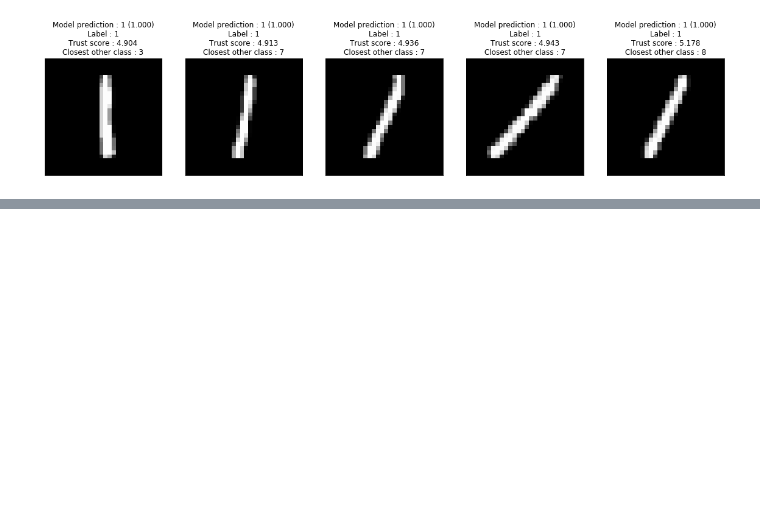
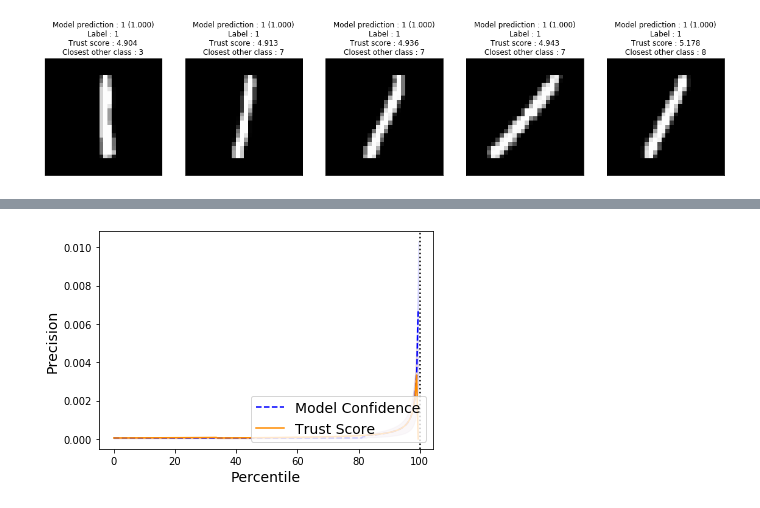
Before and after one commit to AFAgarap/dnn-trust, a Jupyter notebook: notebooks/mnist-dnn.ipynb, the cells around one changed output, grey strips where cells are left out. Saved outputs shown, nothing was run; the diff lists cells and outputs as text; code cells hidden in the pictures; blank space fills up the shorter version.

```diff
--- a/notebooks/mnist-dnn.ipynb
+++ b/notebooks/mnist-dnn.ipynb
@@ -233,0 +241,12 @@ run_precision_plt(train_features,
+# %%
+run_precision_plt(train_features,
+                  train_labels,
+                  num_fold,
+                  percentiles,
+                  run_model,
+                  plt_title='',
+                  plt_names=plt_names,
+                  predict_correct=False,
+                  model=model)
+# %% [output]
+[figure, added]
```
Also changed, not shown: parts of 7 cells of this notebook.
